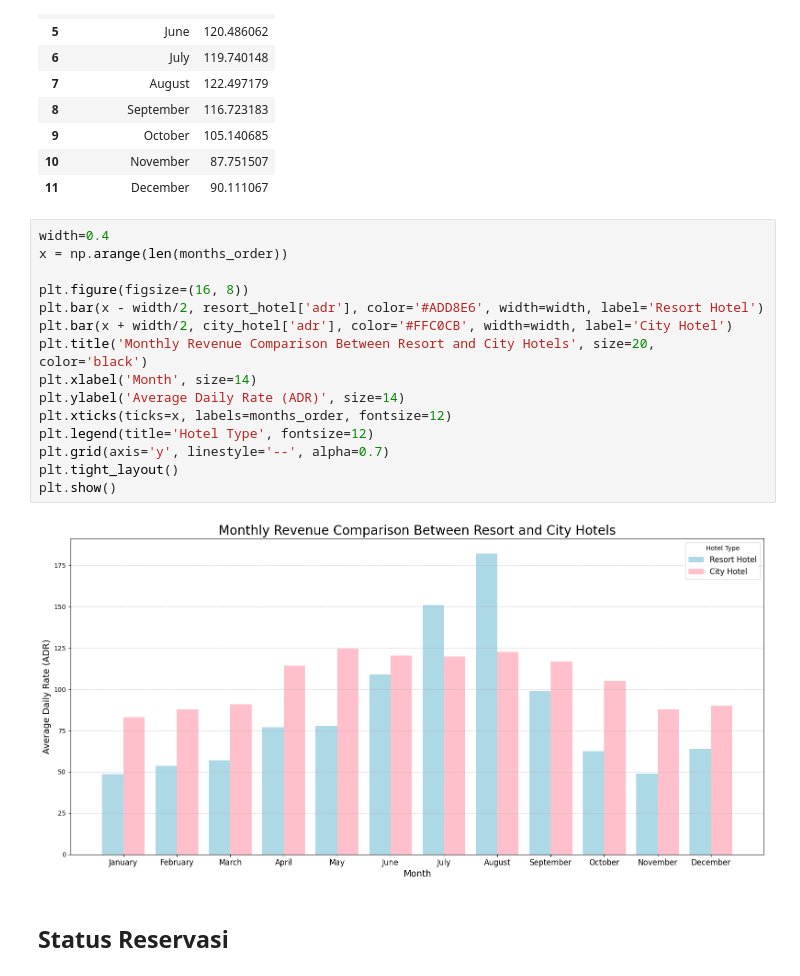
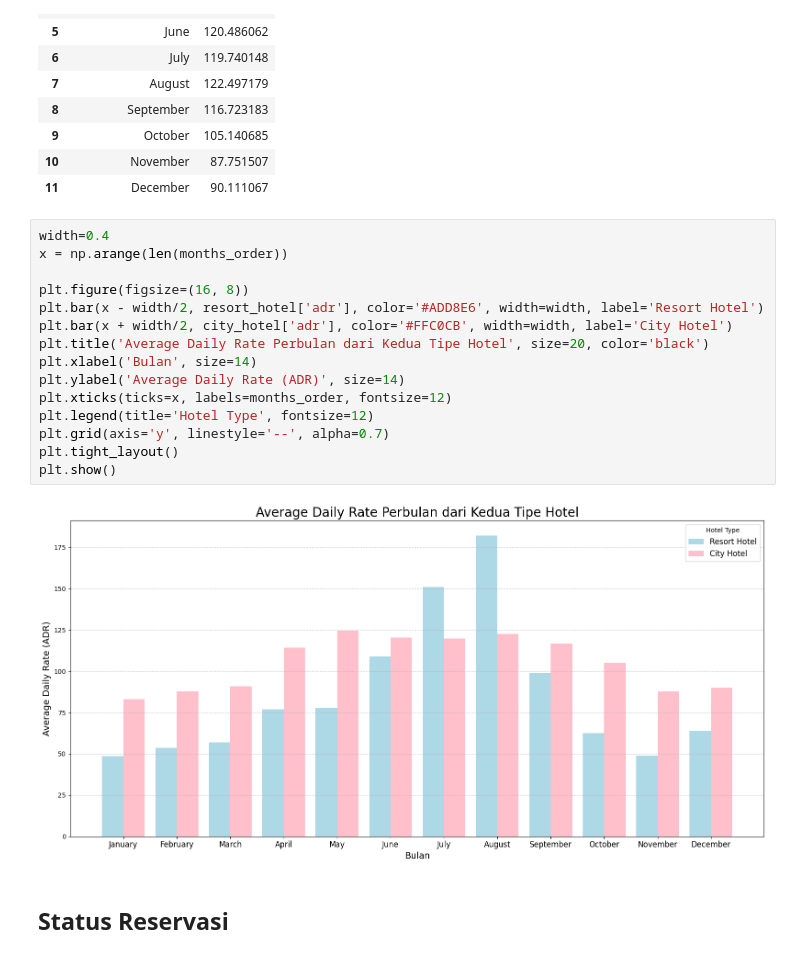
Before and after one commit to xyzaraa/hotel_analysis, a Jupyter notebook: hotel_analysis.ipynb, the cells around one changed output. Drawn from its saved outputs; the diff is of its cells as text.

```diff
--- a/hotel_analysis.ipynb
+++ b/hotel_analysis.ipynb
@@ -257,20 +257,20 @@ city_hotel
 # %%
 width=0.4
 x = np.arange(len(months_order))
 
 plt.figure(figsize=(16, 8))
 plt.bar(x - width/2, resort_hotel['adr'], color='#ADD8E6', width=width, label='Resort Hotel')
 plt.bar(x + width/2, city_hotel['adr'], color='#FFC0CB', width=width, label='City Hotel')
-plt.title('Monthly Revenue Comparison Between Resort and City Hotels', size=20, color='black')
-plt.xlabel('Month', size=14)
+plt.title('Average Daily Rate Perbulan dari Kedua Tipe Hotel', size=20, color='black')
+plt.xlabel('Bulan', size=14)
 plt.ylabel('Average Daily Rate (ADR)', size=14)
 plt.xticks(ticks=x, labels=months_order, fontsize=12)
 plt.legend(title='Hotel Type', fontsize=12)
 plt.grid(axis='y', linestyle='--', alpha=0.7)
 plt.tight_layout()
 plt.show()
 # %% [output]
-[figure, old version]
+[figure, new version]
 # %% [markdown]
 ## Status Reservasi
 # %%
```
